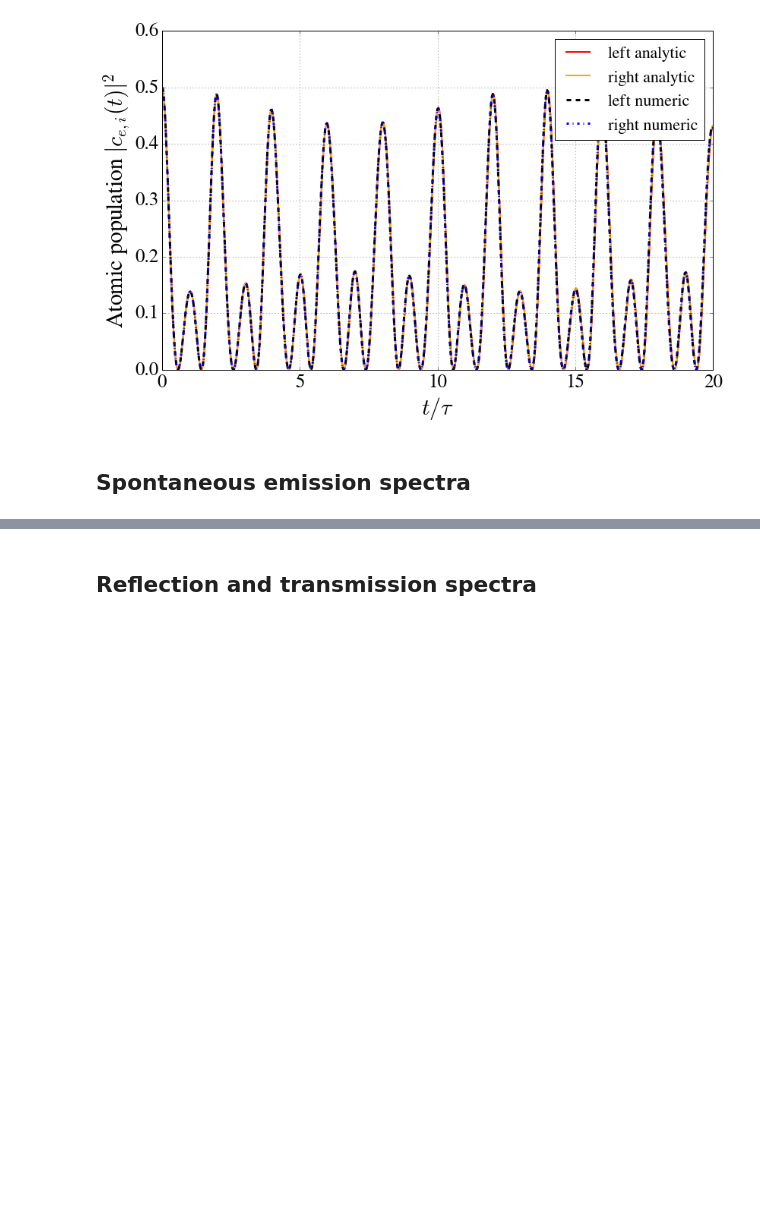
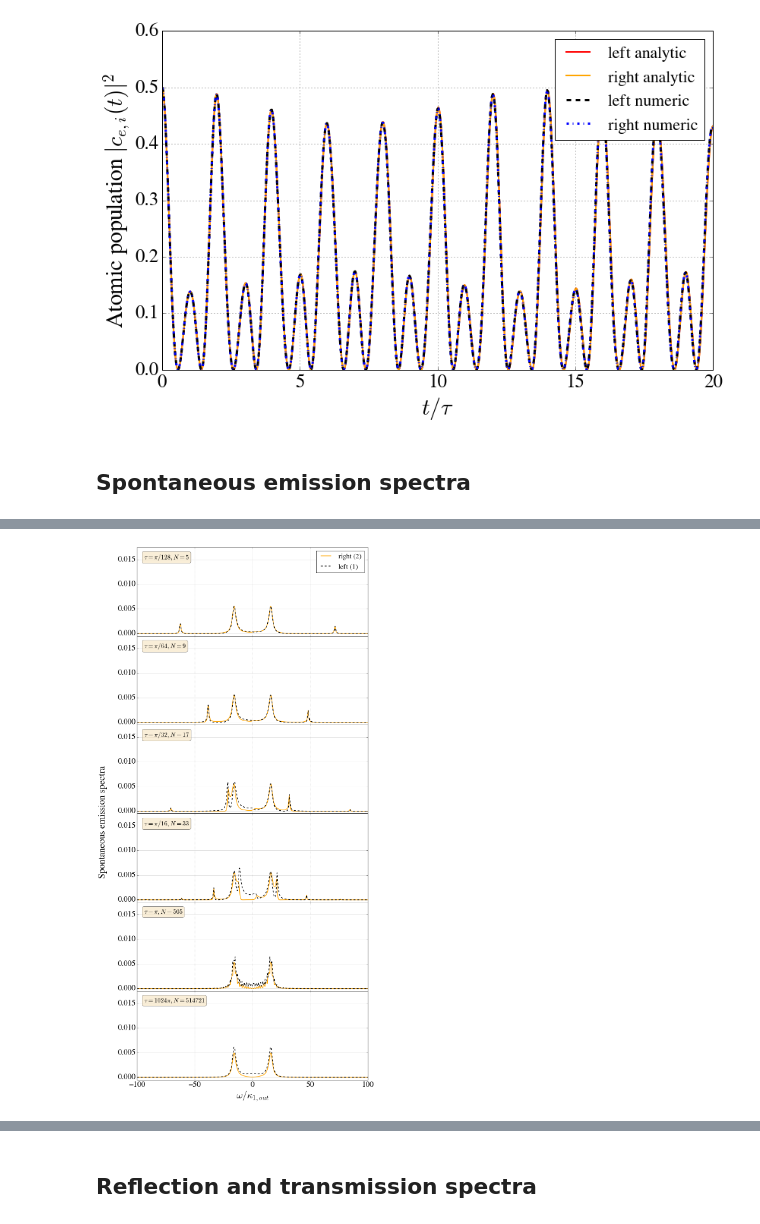
Before and after one commit to nemetniki/with-Andreas, a Jupyter notebook: CCQED.ipynb, the cells around one changed output, grey strips where cells are left out. Saved outputs shown, nothing was run; the diff lists cells and outputs as text; code cells hidden in the pictures; blank space fills up the shorter version.

Commit message:
Discreet spontaneous emission to continuous

```diff
--- a/CCQED.ipynb
+++ b/CCQED.ipynb
@@ -392,0 +395,79 @@ plt.show()
+# %%
+#Finite number of modes -> shorter fibre
+
+from math import *
+import numpy as np
+import matplotlib.pyplot as plt
+%matplotlib inline
+import matplotlib as mpl
+mpl.rc('font',family='FreeSerif')
+mpl.rc('xtick',labelsize=25)
+mpl.rc('ytick',labelsize=25)
+
+Delta = 8.
+c = 2.13/2./np.pi*100.
+
+kap1 = 1.2
+kap2 = 1.2
+kapi = 0.2
+g1 = 16.
+g2 = 16.
+gam = 5.2
+v1  = 16.
+v2  = 16.
+r = 1.
+
+om = np.linspace(-100,100,10001)
+def Spontem_d(N,om,Delta,tau,kap1,kap2,kapi,g1,g2,gam,v1,v2,r,ce10,ce20):
+
+    qp  = np.linspace(-N/2,N/2,N+1)
+    Kd  = np.cos(Delta*tau/2.)**2*np.sum(1/(kapi*tau-1j*((om-Delta)*tau-2*qp*np.pi)))
+    D1d = kap1-1j*om+g1**2/(gam/2.-1j*om)+4.*v1*Kd
+    D2d = kap2-1j*om+g2**2/(gam/2.-1j*om)+4.*v2*Kd
+    Td  = D1d*D2d-16.*v1*v2*Kd**2
+
+    cg1 = 1j/Td/(gam/2.-1j*om)*(D2d*g1*ce10-4.*v1*r*Kd*g2*ce20)
+    cg2 = 1j/Td/(gam/2.-1j*om)*(D1d*g2*ce20-4.*v2/r*Kd*g1*ce10)
+
+    return cg1,cg2
+
+ce10 = 1.
+ce20 = 0.
+cg1 = np.zeros(len(om),"complex")
+cg2 = np.zeros(len(om),"complex")
+f, axes = plt.subplots(6, sharex=True,sharey=True,figsize=(13,30))
+#plt.clf()
+taar = np.array([128.,64.,32.,16,1.,1/1024.])
+tau = np.pi/taar
+props = dict(boxstyle='round', facecolor='wheat', alpha=0.5)
+
+for itau in range(0,6):
+    N  = int(ceil(10*v1*tau[itau]/2.))*2
+    if itau <3:
+        textstr = '$\\tau=\pi/%.0f, N=%d$'% (taar[itau],N+1)
+    elif itau ==3:
+        textstr = '$\\tau=\pi/%.0f, N=%d$'% (taar[itau],N+1)
+    elif itau ==4:
+        textstr = '$\\tau=\pi, N=%d$'% (N+1)
+    elif itau ==5:
+        textstr = '$\\tau=%.0f\pi, N=%d$'% (1/taar[itau],N+1)
+    for iom in range(0,len(om)):
+        cg1[iom],cg2[iom] = Spontem_d(N,om[iom],Delta,tau[itau],kap1,kap2,kapi,g1,g2,gam,v1,v2,r,ce10,ce20)
+#plt.figure(1,figsize=(13,8))
+#plt.ylim(0,0.02)
+#plt.xlim(-500,500)
+    axes[itau].text(0.03, 0.93, textstr, transform=axes[itau].transAxes, fontsize=20,
+        verticalalignment='top', bbox=props)
+    axes[itau].plot(om,(kap2-kapi)/np.pi*np.abs(cg2)**2,linewidth=2.0,label='right (2)',color = 'orange')
+    axes[itau].hold(True)
+    axes[itau].plot(om,(kap1-kapi)/np.pi*np.abs(cg1)**2,linewidth=2.0,label='left (1)',color='k',ls='--')
+    #axes[itau].set_ylabel('Spontaneous emission spectra',fontsize=30.)
+    axes[itau].grid(True)
+axes[0].set_ylim(-0.0005,0.0175)
+f.text(0.01, 0.5, 'Spontaneous emission spectra', ha='center', va='center', rotation='vertical',fontsize=30.)
+f.subplots_adjust(hspace=0)
+axes[5].set_xlabel('$\omega/\kappa_{1,out}$',fontsize=30.)
+axes[0].legend(loc='upper right',fontsize = 22)
+plt.show()
+# %% [output]
+[figure, added]
```
Also changed, not shown: parts of 2 cells of this notebook.
